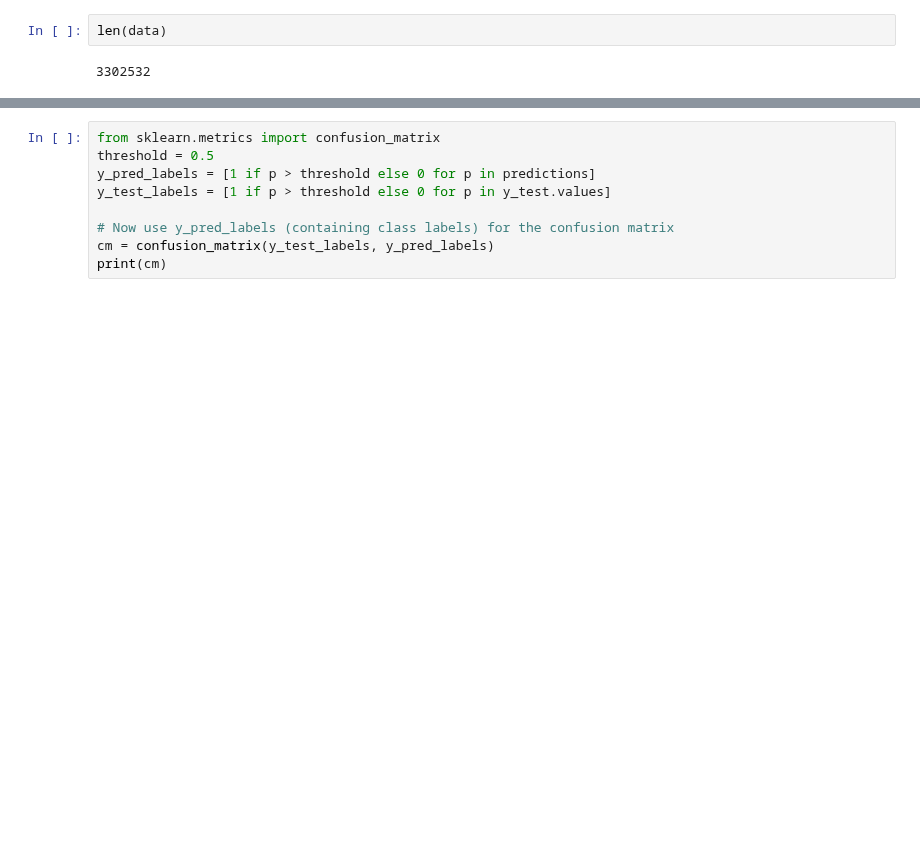
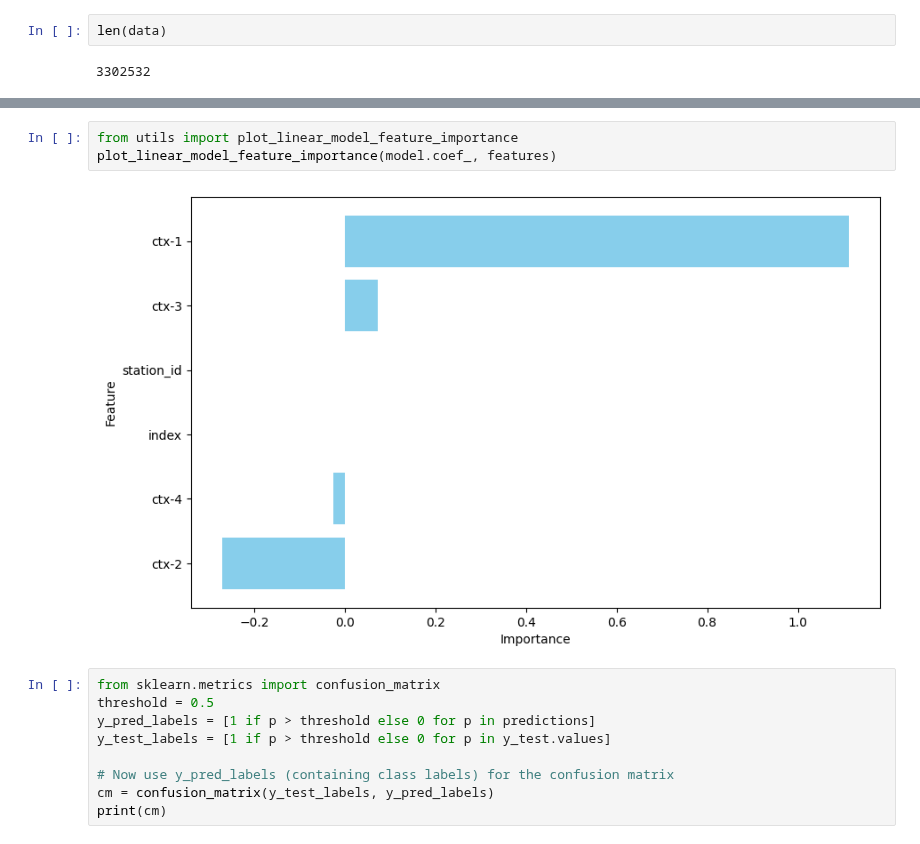
Before and after one commit to carlotalacasav/Gorrapiedra-proyecto, a Jupyter notebook: evaluation_models_marina.ipynb, the cells around one changed output, grey strips where cells are left out. Saved outputs shown, nothing was run; the diff lists cells and outputs as text; blank space fills up the shorter version.

```diff
--- a/evaluation_models_marina.ipynb
+++ b/evaluation_models_marina.ipynb
@@ -49,3 +50,8 @@ Mean Squared Error: 0.013350321349541212
+# %%
+from utils import plot_linear_model_feature_importance
+plot_linear_model_feature_importance(model.coef_, features)
+# %% [output]
+[figure, added]
 # %%
 from sklearn.metrics import confusion_matrix
 threshold = 0.5
```
Also changed, not shown: parts of 13 cells of this notebook, 1 other file.
